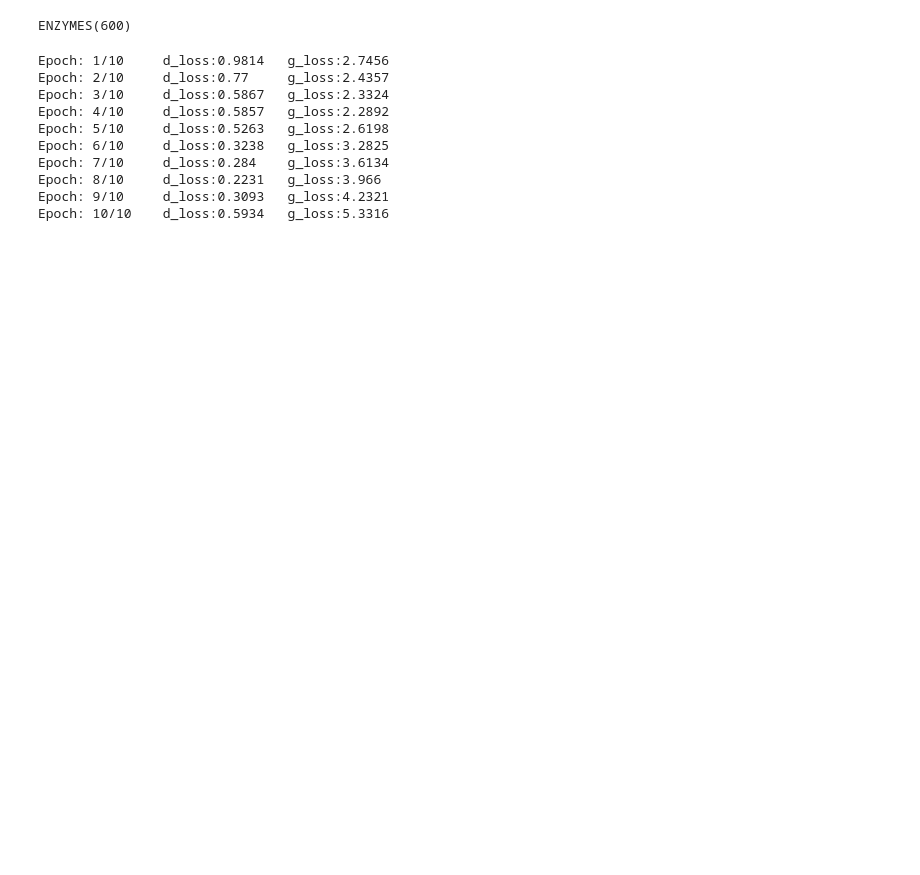
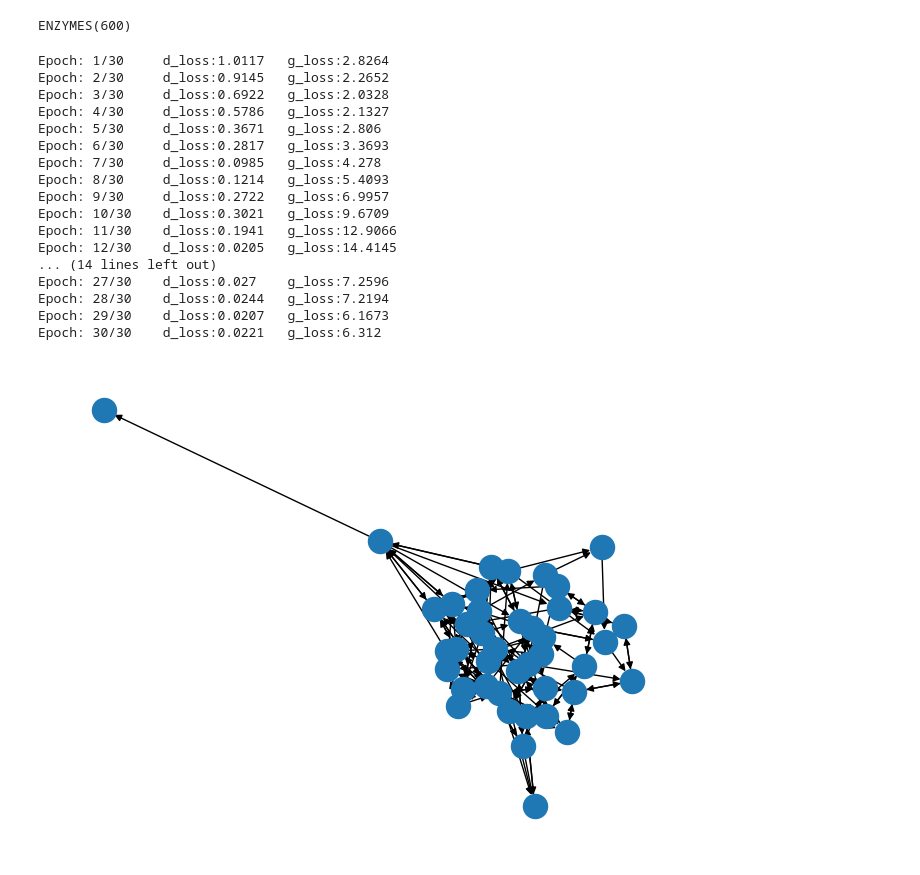
Before and after one commit to slewie/3dGENius, a Jupyter notebook: notebooks/test_gan.ipynb, the cells around one changed output. Drawn from its saved outputs; the diff is of its cells as text; code cells hidden in the pictures; blank space fills up the shorter version.

Commit message:
Fix the GAN architecture and finish the notebook with applying GraphGAN for generating graph

```diff
--- a/notebooks/test_gan.ipynb
+++ b/notebooks/test_gan.ipynb
@@ -80,35 +51,40 @@ def train(model, dataloader, num_epochs=10, print_every=1):
         for batch in dataloader:
             data = batch[0]
             image_size = data.size(0)
-            optimizer_d.zero_grad()
 
-            d_loss = model.discriminator_part(data, image_size)
-            d_l += d_loss.item()
-            d_loss.backward()
-            optimizer_d.step()
-
-            optimizer_g.zero_grad()
-
-            g_loss = model.generator_part(image_size)
-            g_l += g_loss.item()
-
-            g_loss.backward()
-            optimizer_g.step()
+            gl, dl = model.forward(data, image_size)
+            g_l += gl
+            d_l += dl
         if epoch % print_every == 0:
             print("Epoch: " + str(epoch + 1) + "/" + str(num_epochs)
                   + "\td_loss:" + str(round(d_l / len(dataloader), 4))
                   + "\tg_loss:" + str(round(g_l / len(dataloader), 4))
                   )
 # %%
-train(gan, graphs_dataloader)
+train(gan, graphs_dataloader, num_epochs=30)
 # %% [output]
-Epoch: 1/10     d_loss:0.9814   g_loss:2.7456
-Epoch: 2/10     d_loss:0.77     g_loss:2.4357
-Epoch: 3/10     d_loss:0.5867   g_loss:2.3324
-Epoch: 4/10     d_loss:0.5857   g_loss:2.2892
-Epoch: 5/10     d_loss:0.5263   g_loss:2.6198
-Epoch: 6/10     d_loss:0.3238   g_loss:3.2825
-Epoch: 7/10     d_loss:0.284    g_loss:3.6134
-Epoch: 8/10     d_loss:0.2231   g_loss:3.966
-Epoch: 9/10     d_loss:0.3093   g_loss:4.2321
-Epoch: 10/10    d_loss:0.5934   g_loss:5.3316
+Epoch: 1/30     d_loss:1.0117   g_loss:2.8264
+Epoch: 2/30     d_loss:0.9145   g_loss:2.2652
+Epoch: 3/30     d_loss:0.6922   g_loss:2.0328
+Epoch: 4/30     d_loss:0.5786   g_loss:2.1327
+Epoch: 5/30     d_loss:0.3671   g_loss:2.806
+Epoch: 6/30     d_loss:0.2817   g_loss:3.3693
+Epoch: 7/30     d_loss:0.0985   g_loss:4.278
+Epoch: 8/30     d_loss:0.1214   g_loss:5.4093
+Epoch: 9/30     d_loss:0.2722   g_loss:6.9957
+Epoch: 10/30    d_loss:0.3021   g_loss:9.6709
+Epoch: 11/30    d_loss:0.1941   g_loss:12.9066
+Epoch: 12/30    d_loss:0.0205   g_loss:14.4145
+... (14 lines left out)
+Epoch: 27/30    d_loss:0.027    g_loss:7.2596
+Epoch: 28/30    d_loss:0.0244   g_loss:7.2194
+Epoch: 29/30    d_loss:0.0207   g_loss:6.1673
+Epoch: 30/30    d_loss:0.0221   g_loss:6.312
+# %%
+res = gan.generate().squeeze().detach().numpy()
+# %%
+G = nx.from_numpy_array(res, create_using=nx.MultiDiGraph())
+# %%
+nx.draw(G)
+# %% [output]
+[figure, added]
```
Also changed, not shown: parts of 3 cells of this notebook, 2 other files.
